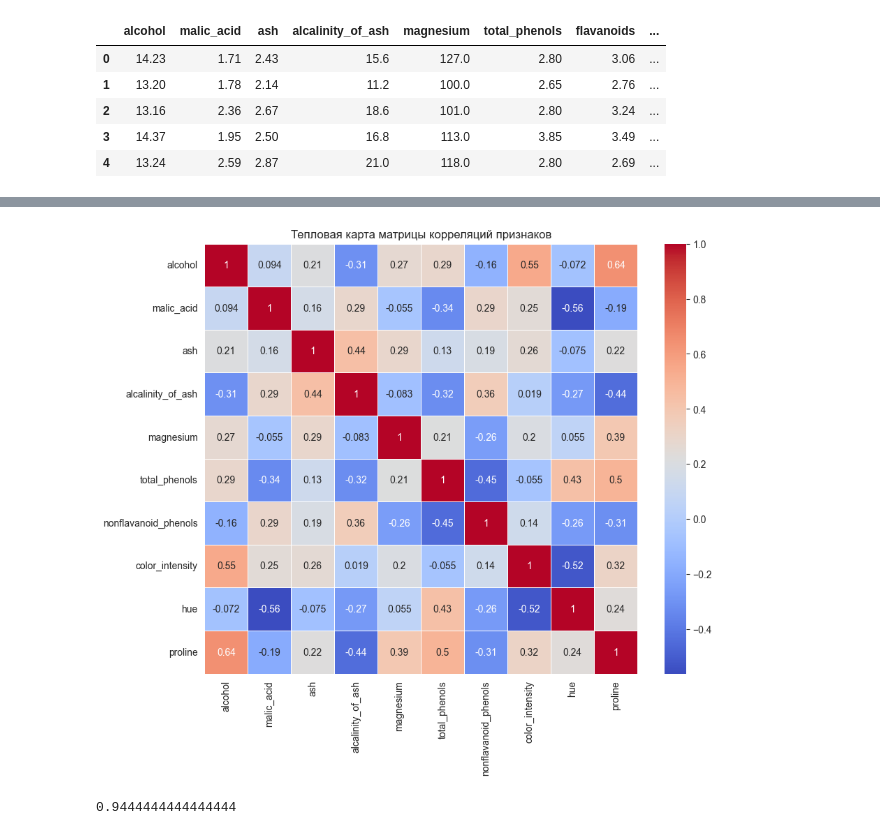
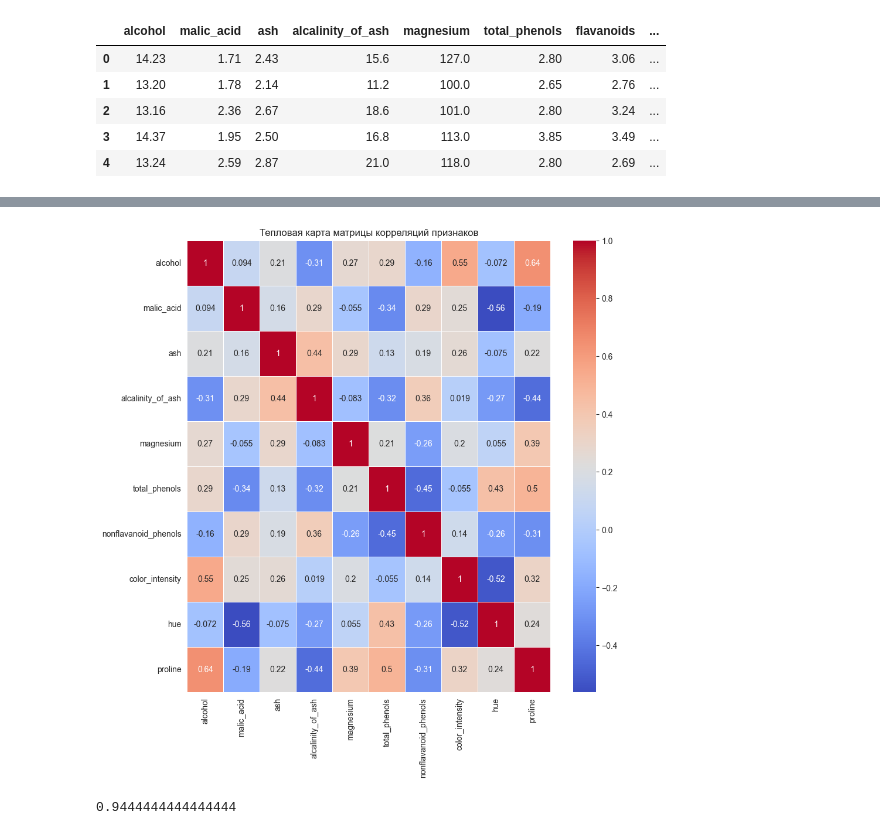
Before and after one commit to brusN/nsu-ml-2sem-labs, a Jupyter notebook: block2/svm.ipynb, the cells around one changed output, grey strips where cells are left out. Drawn from its saved outputs; the diff is of its cells as text; code cells hidden in the pictures.

```diff
--- a/block2/svm.ipynb
+++ b/block2/svm.ipynb
@@ -49,13 +49,13 @@ wine_df.drop(columns=columns_to_drop, inplace=True)
 # %%
 correlation_matrix = wine_df.corr()
 
 # Строим тепловую карту
-plt.figure(figsize=(10, 8))
+plt.figure(figsize=(10, 10))
 sns.heatmap(correlation_matrix, annot=True, cmap='coolwarm', linewidths=0.5)
 plt.title('Тепловая карта матрицы корреляций признаков')
 plt.show()
 # %% [output]
-[figure, old version]
+[figure, new version]
 # %%
 # Получение выборок
 
```
Also changed, not shown: parts of 1 cell of this notebook, 7 other files.
